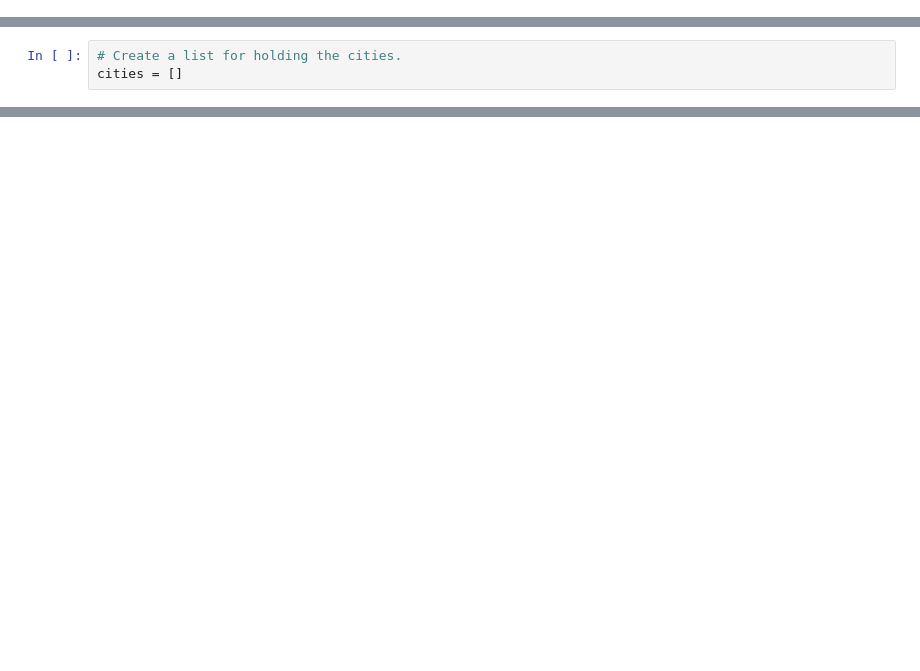
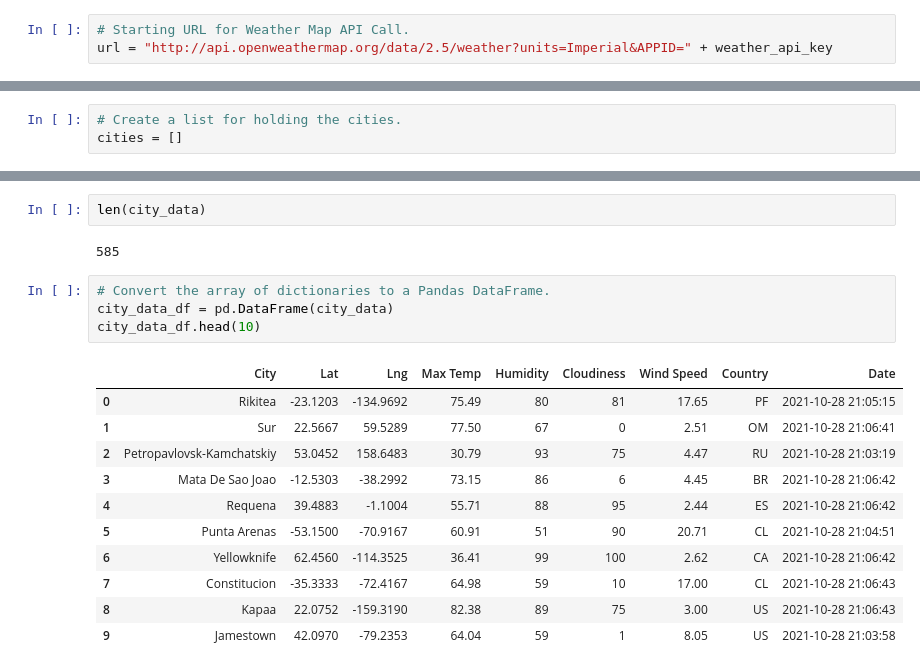
Before and after one commit to kbradleyvogt/World_Weather_Analysis, a Jupyter notebook: WeatherPy.ipynb, the cells around one changed output, grey strips where cells are left out. Cells and saved outputs as stored; diff of their text form; blank space fills up the shorter version.

```diff
--- a/WeatherPy.ipynb
+++ b/WeatherPy.ipynb
@@ -6,3 +16,6 @@ import numpy as np
+# %%
+# Starting URL for Weather Map API Call.
+url = "http://api.openweathermap.org/data/2.5/weather?units=Imperial&APPID=" + weather_api_key
 # %%
 # Create a set of random latitude and longitude combinations.
 lats = np.random.uniform(low=-90.000, high=90.000, size=1500)
@@ -54,0 +146,20 @@ len(cities)
+# %%
+len(city_data)
+# %% [output]
+585
+# %%
+# Convert the array of dictionaries to a Pandas DataFrame.
+city_data_df = pd.DataFrame(city_data)
+city_data_df.head(10)
+# %% [output]
+|  | City | Lat | Lng | Max Temp | Humidity | Cloudiness | Wind Speed | Country | Date |
+| 0 | Rikitea | -23.1203 | -134.9692 | 75.49 | 80 | 81 | 17.65 | PF | 2021-10-28 21:05:15 |
+| 1 | Sur | 22.5667 | 59.5289 | 77.50 | 67 | 0 | 2.51 | OM | 2021-10-28 21:06:41 |
+| 2 | Petropavlovsk-Kamchatskiy | 53.0452 | 158.6483 | 30.79 | 93 | 75 | 4.47 | RU | 2021-10-28 21:03:19 |
+| 3 | Mata De Sao Joao | -12.5303 | -38.2992 | 73.15 | 86 | 6 | 4.45 | BR | 2021-10-28 21:06:42 |
+| 4 | Requena | 39.4883 | -1.1004 | 55.71 | 88 | 95 | 2.44 | ES | 2021-10-28 21:06:42 |
+| 5 | Punta Arenas | -53.1500 | -70.9167 | 60.91 | 51 | 90 | 20.71 | CL | 2021-10-28 21:04:51 |
+| 6 | Yellowknife | 62.4560 | -114.3525 | 36.41 | 99 | 100 | 2.62 | CA | 2021-10-28 21:06:42 |
+| 7 | Constitucion | -35.3333 | -72.4167 | 64.98 | 59 | 10 | 17.00 | CL | 2021-10-28 21:06:43 |
+| 8 | Kapaa | 22.0752 | -159.3190 | 82.38 | 89 | 75 | 3.00 | US | 2021-10-28 21:06:43 |
+| 9 | Jamestown | 42.0970 | -79.2353 | 64.04 | 59 | 1 | 8.05 | US | 2021-10-28 21:03:58 |
```
Also changed, not shown: parts of 10 cells of this notebook, 3 other files.
